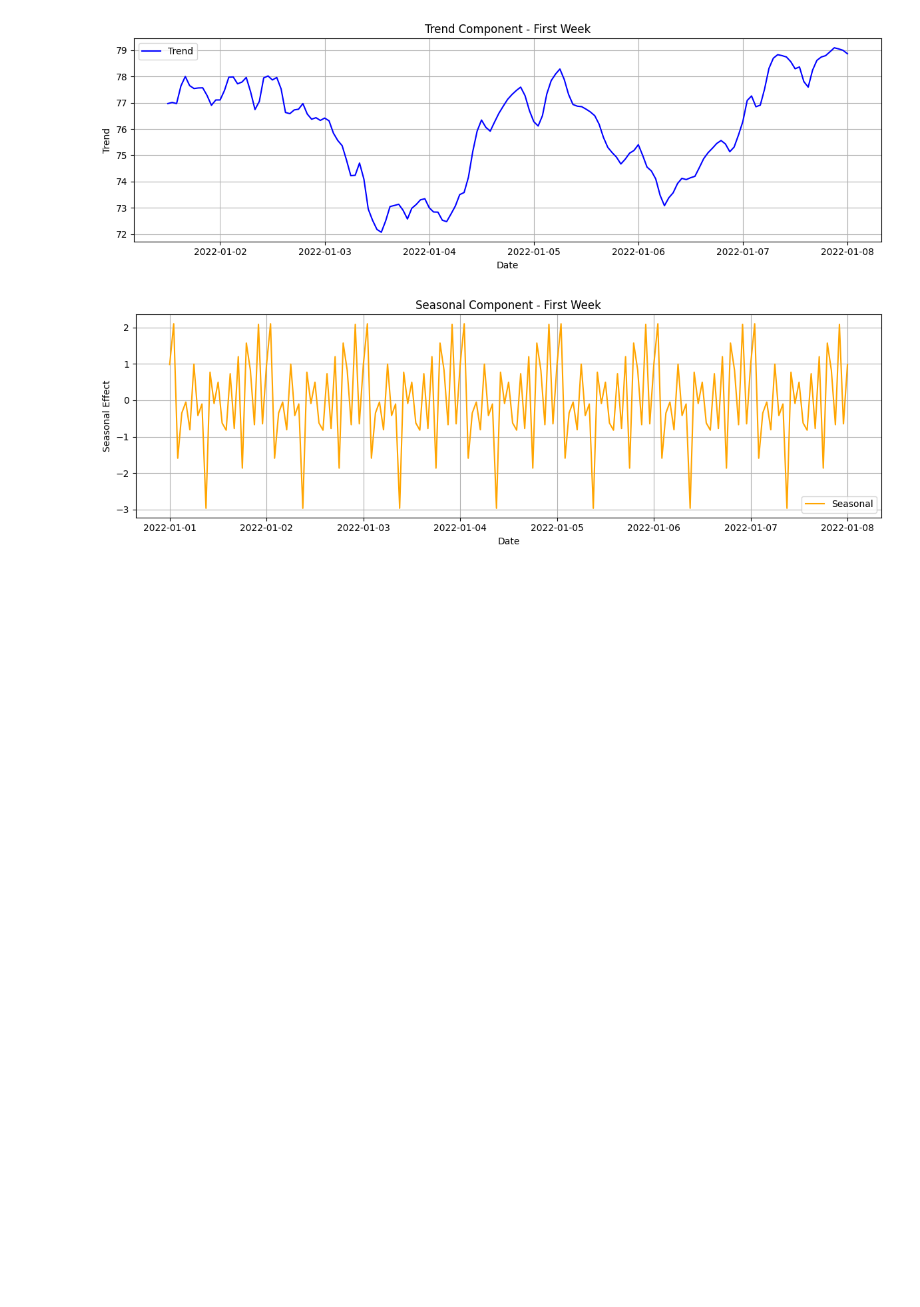
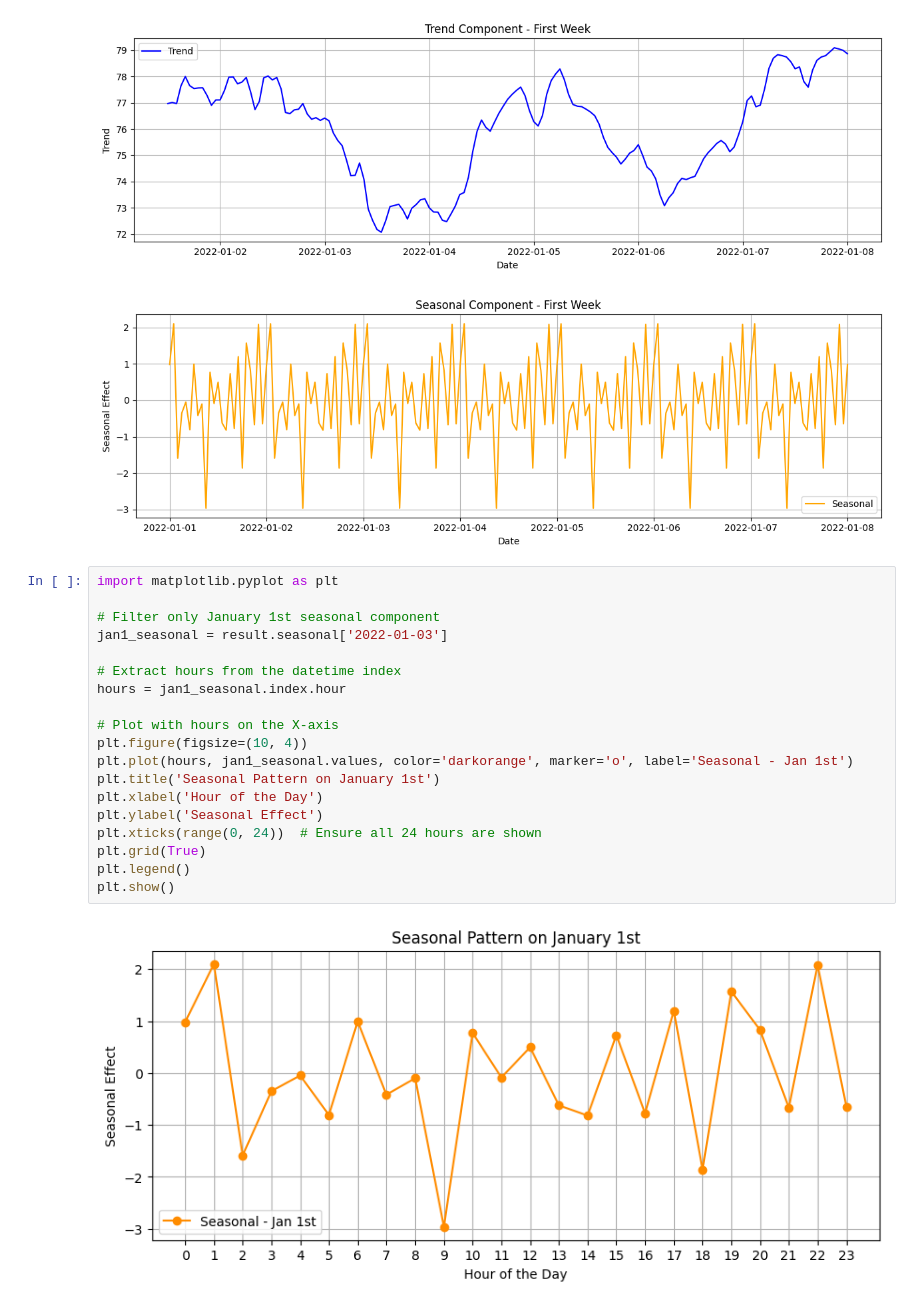
Before and after one commit to vijaivimu/TimeSeriesAnalysis, a Jupyter notebook: src/dataExploration.ipynb, the cells around one changed output. Cells and saved outputs as stored; diff of their text form; blank space fills up the shorter version.

Commit message:
seasonal pattern

```diff
--- a/src/dataExploration.ipynb
+++ b/src/dataExploration.ipynb
@@ -460,3 +460,24 @@ plt.show()
 [figure]
 [figure]
 [figure]
+# %%
+import matplotlib.pyplot as plt
+
+# Filter only January 1st seasonal component
+jan1_seasonal = result.seasonal['2022-01-03']
+
+# Extract hours from the datetime index
+hours = jan1_seasonal.index.hour
+
+# Plot with hours on the X-axis
+plt.figure(figsize=(10, 4))
+plt.plot(hours, jan1_seasonal.values, color='darkorange', marker='o', label='Seasonal - Jan 1st')
+plt.title('Seasonal Pattern on January 1st')
+plt.xlabel('Hour of the Day')
+plt.ylabel('Seasonal Effect')
+plt.xticks(range(0, 24))  # Ensure all 24 hours are shown
+plt.grid(True)
+plt.legend()
+plt.show()
+# %% [output]
+[figure, added]
```
